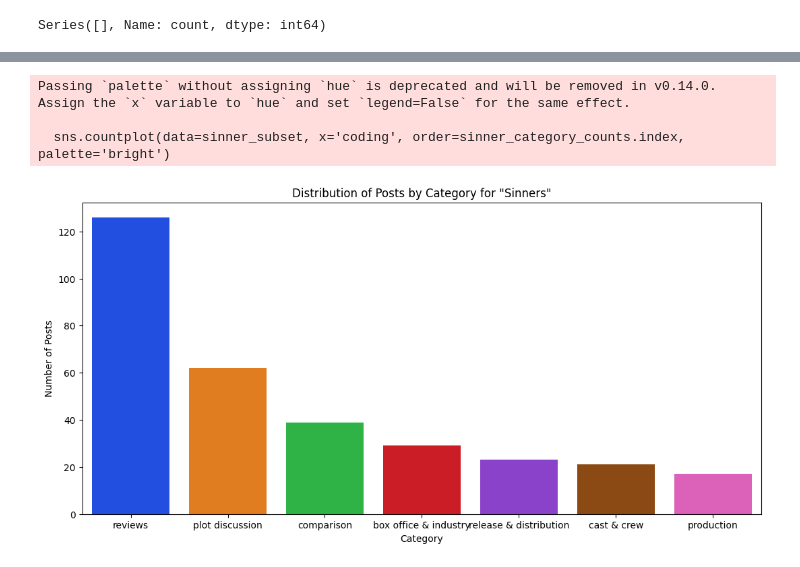
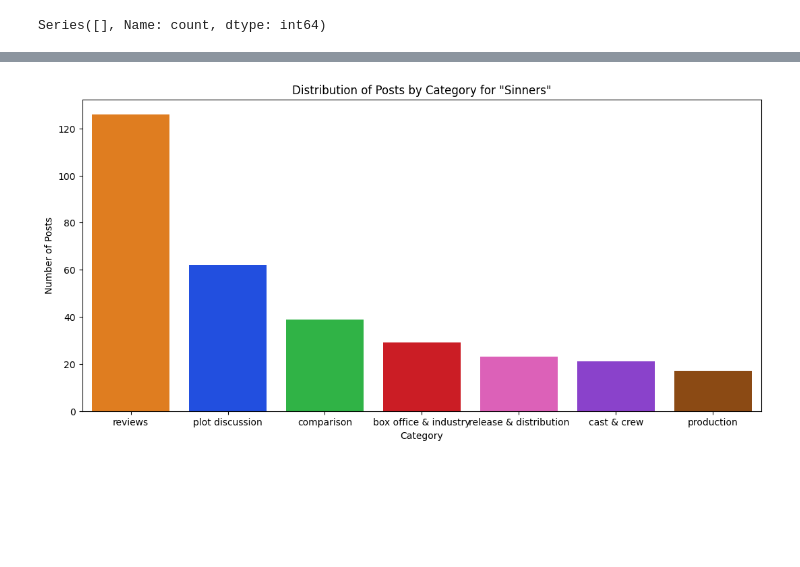
Before and after one commit to MartyP12/COMP370-Final-Project, a Jupyter notebook: scripts/data.ipynb, the cells around one changed output, grey strips where cells are left out. Saved outputs shown, nothing was run; the diff lists cells and outputs as text; code cells hidden in the pictures; blank space fills up the shorter version.

```diff
--- a/scripts/data.ipynb
+++ b/scripts/data.ipynb
@@ -4,7 +4,7 @@ import numpy as np
 import matplotlib.pyplot as plt
 import seaborn as sns
 # %%
-df = pd.read_csv('../data/500_annotated.csv')
+df = pd.read_csv('../data/500_movies_annotated.csv')
 df
 # %% [output]
 |  | id | title | url | coding | movie |
@@ -109,16 +101,13 @@ Passing `palette` without assigning `hue` is deprecated and will be removed in v
 # %%
 #Plot of categories for sinners
 sinner_subset = df[df['movie'] == 'Sinners']
 sinner_category_counts = sinner_subset['coding'].value_counts()
 plt.figure(figsize=(13,6))
-sns.countplot(data=sinner_subset, x='coding', order=sinner_category_counts.index, palette='bright')
+sns.countplot(data=sinner_subset, x='coding', order=sinner_category_counts.index, hue='coding', legend=False, palette='bright')
 plt.title('Distribution of Posts by Category for "Sinners"')
 plt.xlabel('Category')
 plt.ylabel('Number of Posts')
 plt.savefig("sinners_categories.png")
 plt.show()
 # %% [output]
-Passing `palette` without assigning `hue` is deprecated and will be removed in v0.14.0. Assign the `x` variable to `hue` and set `legend=False` for the same effect.
-
-  sns.countplot(data=sinner_subset, x='coding', order=sinner_category_counts.index, palette='bright')
-[figure, old version]
+[figure, new version]
```
Also changed, not shown: parts of 6 cells of this notebook, 15 other files.
